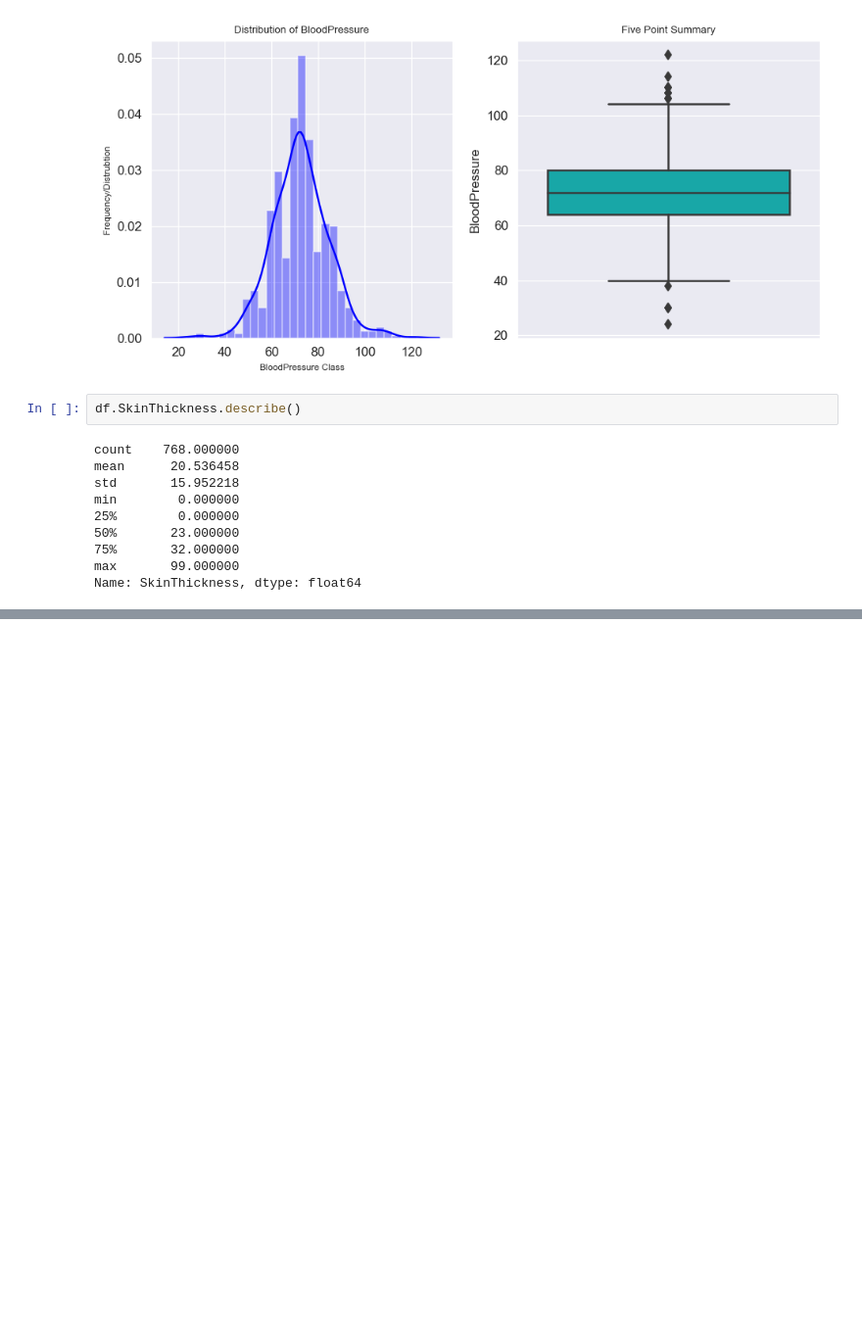
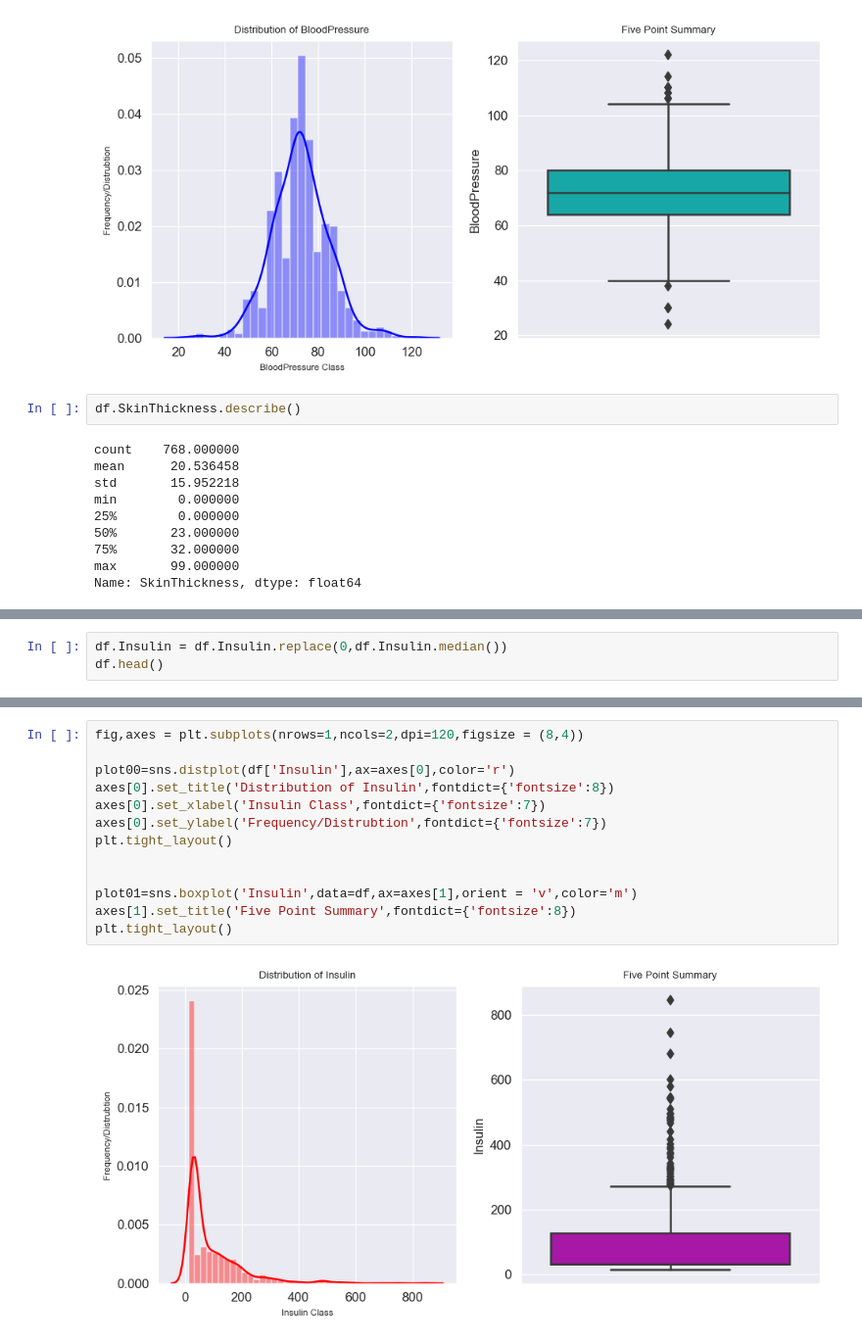
Before and after one commit to javagarm/Curneu-Assessment, a Jupyter notebook: Problem_Statement_2.ipynb, the cells around one changed output, grey strips where cells are left out. Shown at 98% size. Cells and saved outputs as stored; diff of their text form; blank space fills up the shorter version.

```diff
--- a/Problem_Statement_2.ipynb
+++ b/Problem_Statement_2.ipynb
@@ -431,0 +520,3 @@ Name: SkinThickness, dtype: float64
+# %%
+df.Insulin = df.Insulin.replace(0,df.Insulin.median())
+df.head()
@@ -431,0 +530,15 @@ Name: SkinThickness, dtype: float64
+# %%
+fig,axes = plt.subplots(nrows=1,ncols=2,dpi=120,figsize = (8,4))
+
+plot00=sns.distplot(df['Insulin'],ax=axes[0],color='r')
+axes[0].set_title('Distribution of Insulin',fontdict={'fontsize':8})
+axes[0].set_xlabel('Insulin Class',fontdict={'fontsize':7})
+axes[0].set_ylabel('Frequency/Distrubtion',fontdict={'fontsize':7})
+plt.tight_layout()
+
+
+plot01=sns.boxplot('Insulin',data=df,ax=axes[1],orient = 'v',color='m')
+axes[1].set_title('Five Point Summary',fontdict={'fontsize':8})
+plt.tight_layout()
+# %% [output]
+[figure, added]
```
Also changed, not shown: parts of 11 cells of this notebook.
